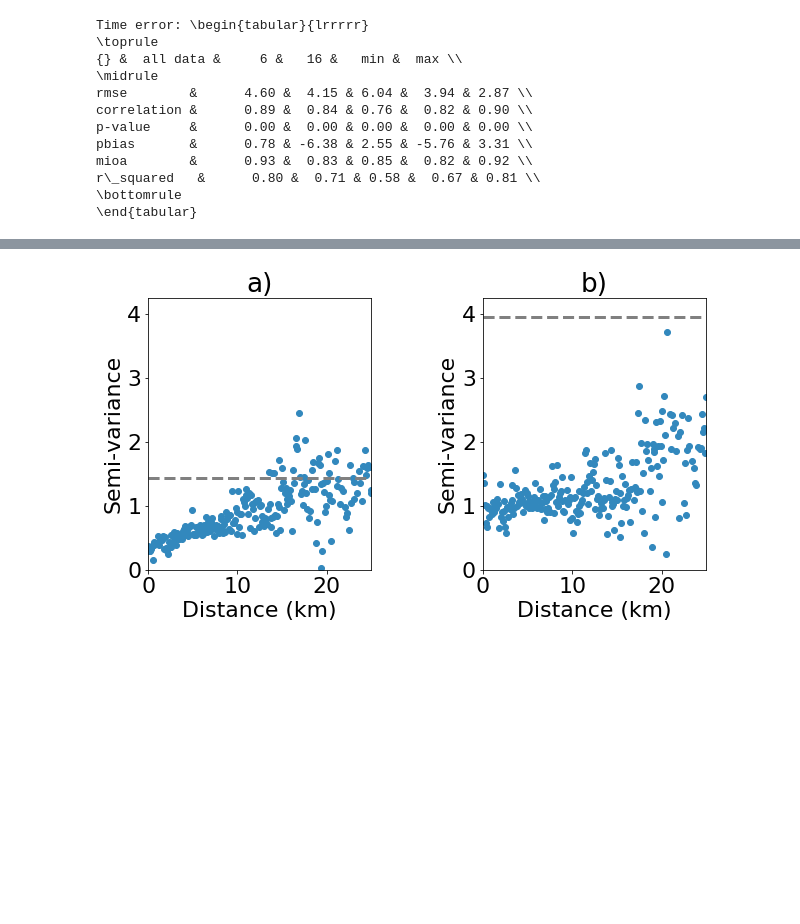
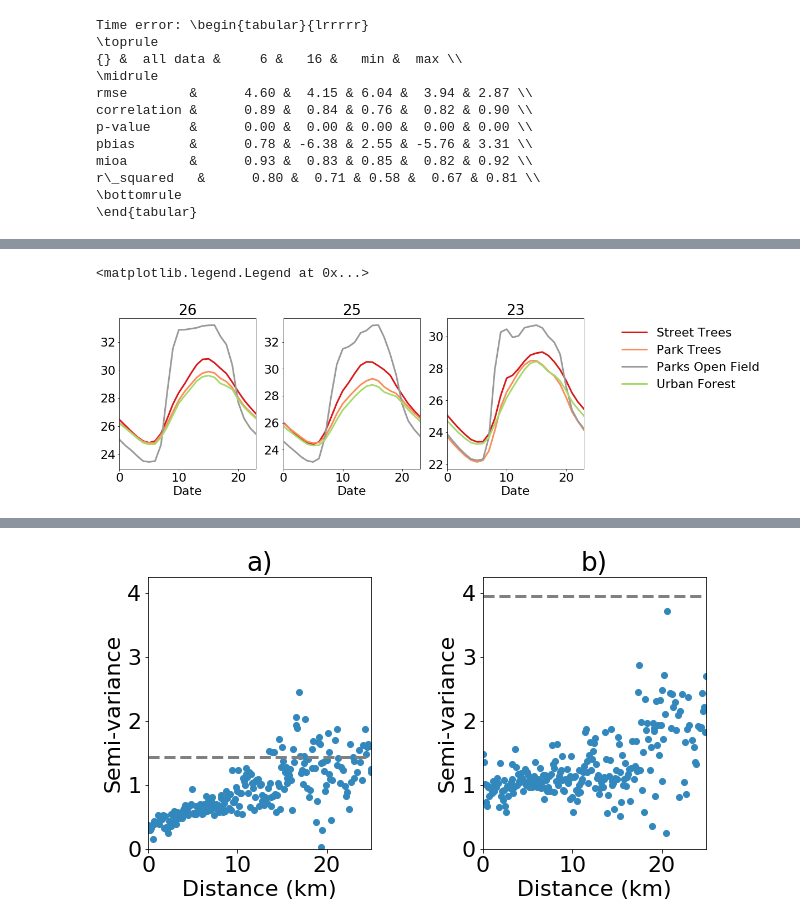
Before and after one commit to gottscott/finalthesischapter, a Jupyter notebook: PaperFigures.ipynb, the cells around one changed output, grey strips where cells are left out. Cells and saved outputs as stored; diff of their text form; code cells hidden in the pictures; blank space fills up the shorter version.

```diff
--- a/PaperFigures.ipynb
+++ b/PaperFigures.ipynb
@@ -108,3 +126,15 @@ the new syntax is .resample(...).first()
+# %%
+date_parser = pd.core.tools.datetimes.to_datetime # pd.datetools.to_datetime
+asos = pd.read_csv('data/mdASOS_summer_2016.csv', parse_dates = ['valid'], date_parser = date_parser).set_index('valid')
+asos.columns = ['station', 't_f', 't_c', 'dew_f', 'dew_c']
+# correct for local time
+asos.index = asos.index- pd.Timedelta('04:00:00')
+
+for column in ['t_f', 't_c', 'dew_f', 'dew_c']:
+    asos[column] = pd.to_numeric(asos[column],errors='coerce')
+obs = pd.DataFrame(index = asos.resample('H').mean().index, columns = ['rural', 'urban'])
+obs['urban'] =  asos[asos['station'] =='DMH']['t_c'].resample('H').mean()
+obs['rural'] =  asos[asos['station'] =='BWI']['t_c'].resample('H').mean()
 # %%
 f = '/Users/ascott47/mountpoint/wrf/out/UCM+SST/d01/wrfout_d01_2016-06-25_00:00:00'
 dataset = Dataset(f)
@@ -708,0 +853,19 @@ plt.savefig('figures/diurnal.eps',bbox_inches='tight')
+# %%
+selected = [meta[(meta.landcoverclass=='impervious') & (meta.attachment =='tree')].index,
+            meta[(meta.landcoverclass=='grass') & (meta.attachment =='tree')].index,
+            meta[(meta.vesacategory=='o')].index,
+            meta[(meta.vesacategory=='f')].index]
+plt.figure(figsize= [15,5])
+i =1
+for lc in [26, 25,23]:
+    ax = plt.subplot(1,3,i)
+    for ids in selected:
+        tempDF[np.intersect1d(ids, [lcc[lcc.LCC ==lc].index])].groupby(tempDF.index.hour).mean().mean(axis=1).plot(ax=ax)
+    ax.set_title(lc)
+    i = i+1
+
+plt.legend(['Street Trees', 'Park Trees', 'Parks Open Field', 'Urban Forest'], bbox_to_anchor=(1.2, 1.01),
+               frameon=False)
+# %% [output]
+<matplotlib.legend.Legend at 0x...>
+[figure, added]
```
Also changed, not shown: parts of 25 cells of this notebook, 1 other file.
